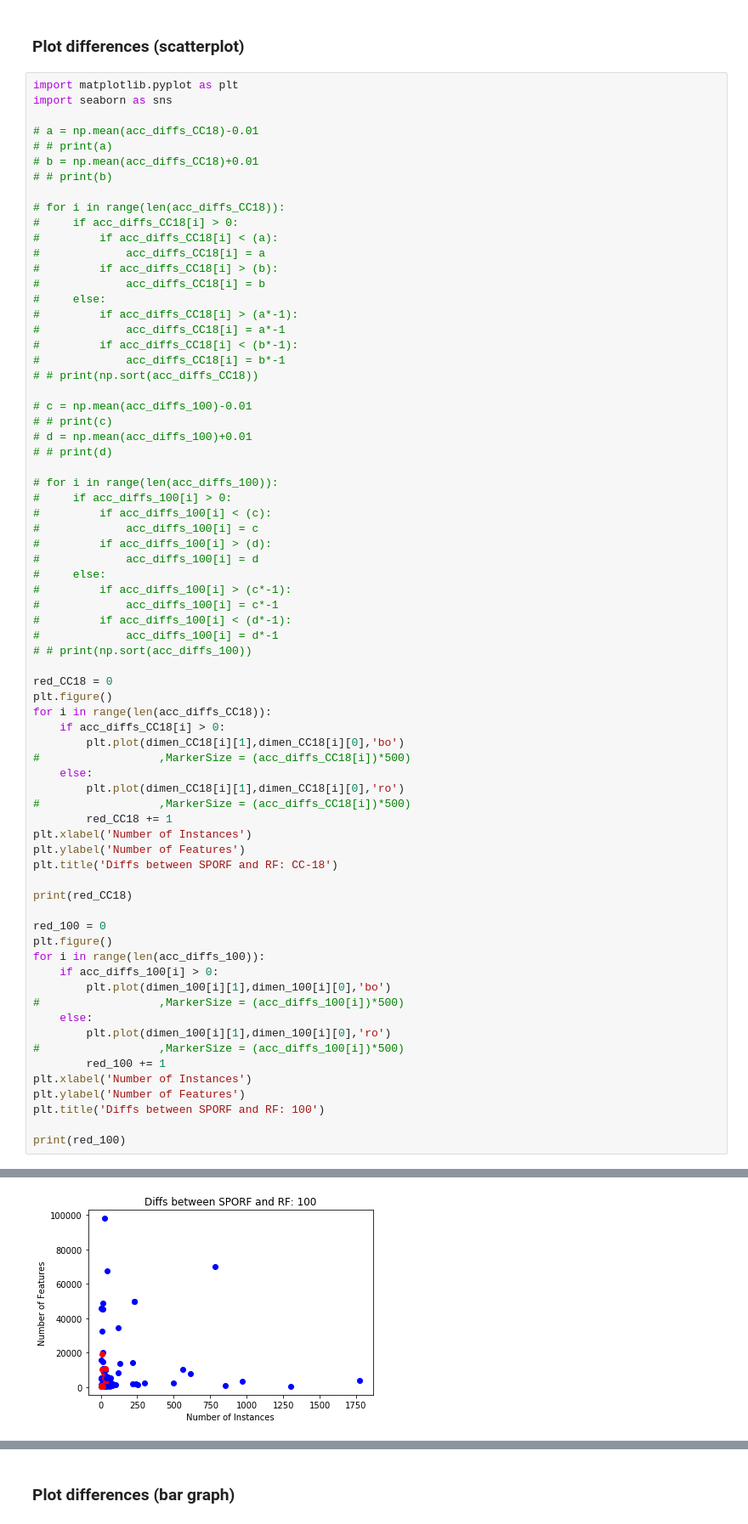
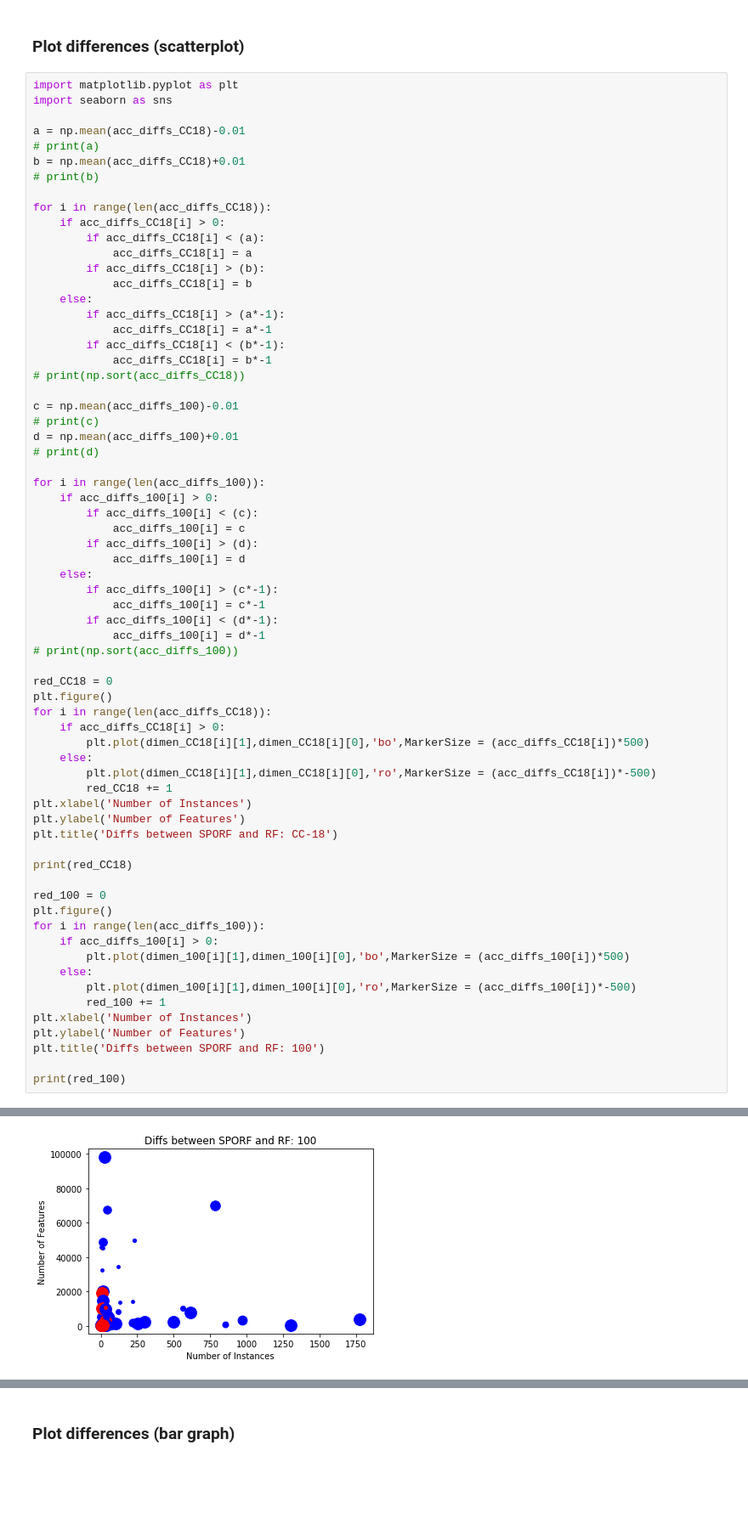
Before and after one commit to NeuroDataDesign/tealeaf, a Jupyter notebook: suyeon/code/OpenML_SPORF_vs_sklearnRF_hyperpara.ipynb, the cells around one changed output, grey strips where cells are left out. Shown at 85% size. Cells and saved outputs as stored; diff of their text form; blank space fills up the shorter version.

```diff
--- a/suyeon/code/OpenML_SPORF_vs_sklearnRF_hyperpara.ipynb
+++ b/suyeon/code/OpenML_SPORF_vs_sklearnRF_hyperpara.ipynb
@@ -185,51 +144,49 @@ print(np.mean(acc_diffs_100))
 import matplotlib.pyplot as plt
 import seaborn as sns
 
-# a = np.mean(acc_diffs_CC18)-0.01
-# # print(a)
-# b = np.mean(acc_diffs_CC18)+0.01
-# # print(b)
+a = np.mean(acc_diffs_CC18)-0.01
+# print(a)
+b = np.mean(acc_diffs_CC18)+0.01
+# print(b)
 
-# for i in range(len(acc_diffs_CC18)):
-#     if acc_diffs_CC18[i] > 0:
-#         if acc_diffs_CC18[i] < (a):
-#             acc_diffs_CC18[i] = a
-#         if acc_diffs_CC18[i] > (b):
-#             acc_diffs_CC18[i] = b
-#     else:
-#         if acc_diffs_CC18[i] > (a*-1):
-#             acc_diffs_CC18[i] = a*-1
-#         if acc_diffs_CC18[i] < (b*-1):
-#             acc_diffs_CC18[i] = b*-1
-# # print(np.sort(acc_diffs_CC18))
+for i in range(len(acc_diffs_CC18)):
+    if acc_diffs_CC18[i] > 0:
+        if acc_diffs_CC18[i] < (a):
+            acc_diffs_CC18[i] = a
+        if acc_diffs_CC18[i] > (b):
+            acc_diffs_CC18[i] = b
+    else:
+        if acc_diffs_CC18[i] > (a*-1):
+            acc_diffs_CC18[i] = a*-1
+        if acc_diffs_CC18[i] < (b*-1):
+            acc_diffs_CC18[i] = b*-1
+# print(np.sort(acc_diffs_CC18))
 
-# c = np.mean(acc_diffs_100)-0.01
-# # print(c)
-# d = np.mean(acc_diffs_100)+0.01
-# # print(d)
+c = np.mean(acc_diffs_100)-0.01
+# print(c)
+d = np.mean(acc_diffs_100)+0.01
+# print(d)
 
-# for i in range(len(acc_diffs_100)):
-#     if acc_diffs_100[i] > 0:
-#         if acc_diffs_100[i] < (c):
-#             acc_diffs_100[i] = c
-#         if acc_diffs_100[i] > (d):
-#             acc_diffs_100[i] = d
-#     else:
-#         if acc_diffs_100[i] > (c*-1):
-#             acc_diffs_100[i] = c*-1
-#         if acc_diffs_100[i] < (d*-1):
-#             acc_diffs_100[i] = d*-1
-# # print(np.sort(acc_diffs_100))
+for i in range(len(acc_diffs_100)):
+    if acc_diffs_100[i] > 0:
+        if acc_diffs_100[i] < (c):
+            acc_diffs_100[i] = c
+        if acc_diffs_100[i] > (d):
+            acc_diffs_100[i] = d
+    else:
+        if acc_diffs_100[i] > (c*-1):
+            acc_diffs_100[i] = c*-1
+        if acc_diffs_100[i] < (d*-1):
+            acc_diffs_100[i] = d*-1
+# print(np.sort(acc_diffs_100))
 
 red_CC18 = 0
 plt.figure()
 for i in range(len(acc_diffs_CC18)):
     if acc_diffs_CC18[i] > 0:
-        plt.plot(dimen_CC18[i][1],dimen_CC18[i][0],'bo')
-#                  ,MarkerSize = (acc_diffs_CC18[i])*500)
+        plt.plot(dimen_CC18[i][1],dimen_CC18[i][0],'bo',MarkerSize = (acc_diffs_CC18[i])*500)
     else:
-        plt.plot(dimen_CC18[i][1],dimen_CC18[i][0],'ro')
-#                  ,MarkerSize = (acc_diffs_CC18[i])*500)
+        plt.plot(dimen_CC18[i][1],dimen_CC18[i][0],'ro',MarkerSize = (acc_diffs_CC18[i])*-500)
         red_CC18 += 1
 plt.xlabel('Number of Instances')
 plt.ylabel('Number of Features')
@@ -241,11 +198,9 @@ red_100 = 0
 plt.figure()
 for i in range(len(acc_diffs_100)):
     if acc_diffs_100[i] > 0:
-        plt.plot(dimen_100[i][1],dimen_100[i][0],'bo')
-#                  ,MarkerSize = (acc_diffs_100[i])*500)
+        plt.plot(dimen_100[i][1],dimen_100[i][0],'bo',MarkerSize = (acc_diffs_100[i])*500)
     else:
-        plt.plot(dimen_100[i][1],dimen_100[i][0],'ro')
-#                  ,MarkerSize = (acc_diffs_100[i])*500)
+        plt.plot(dimen_100[i][1],dimen_100[i][0],'ro',MarkerSize = (acc_diffs_100[i])*-500)
         red_100 += 1
 plt.xlabel('Number of Instances')
 plt.ylabel('Number of Features')
@@ -259,2 +214,2 @@ print(red_100)
-[figure, old version]
+[figure, new version]
 # %%
```
Also changed, not shown: parts of 3 cells of this notebook, 3 other files.
